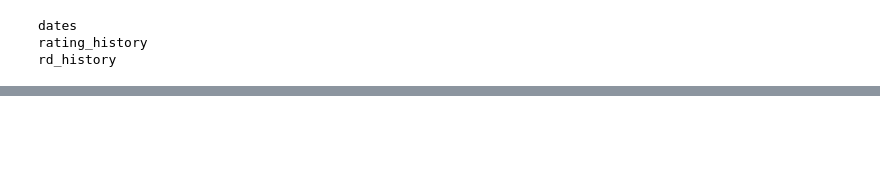
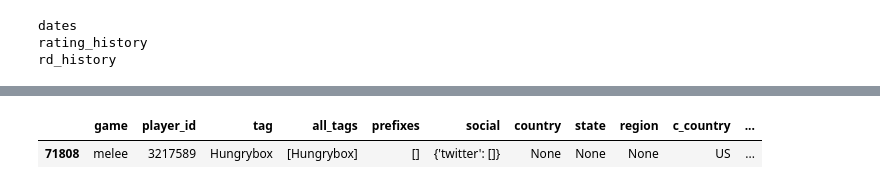
Before and after one commit to jjaw89/fall-2024-smash-melee-top-8-prediction, a Jupyter notebook: data_exploration/glicko2_overall.ipynb, the cells around one changed output, grey strips where cells are left out. Drawn from its saved outputs; the diff is of its cells as text; code cells hidden in the pictures; blank space fills up the shorter version.

```diff
--- a/data_exploration/glicko2_overall.ipynb
+++ b/data_exploration/glicko2_overall.ipynb
@@ -265,3 +265,18 @@ loaded_df.head()
 | Flikkflakk | [2015-01-13 01:02:28, 2015-11-28 ... | [1400.124736486658, 1481.23070831... | [227.73539746075465, 175.59299139... | <glicko2.glicko2.Player object at... |
 | IVP | [2015-01-13 01:02:28] | [1500.0] | [208.56031323614874] | <glicko2.glicko2.Player object at... |
 | Humpe | [2015-01-13 01:02:28, 2015-11-28 ... | [1572.1294502949615, 1547.5364118... | [193.5342712183025, 152.734048066... | <glicko2.glicko2.Player object at... |
+# %%
+max_rating = 0
+
+for index, row in loaded_df.iterrows():
+    index_max_rating = np.argmax(row['rating_history'].astype(int))  # Correcting the typo to `astype`
+    if row['rating_history'][index_max_rating] > max_rating:
+        best_row = row
+        best_index = index
+        max_rating = row['rating_history'][index_max_rating]
+        print(players_df[players_df['player_id'] == index]['tag'], max_rating)
+        # print(max_rating)
+
+
+
+print(max_rating)
@@ -267,0 +301,5 @@ loaded_df.head()
+# %%
+players_df[players_df['player_id'] == best_index]
+# %% [output]
+|  | game | player_id | tag | all_tags | prefixes | social | country | state | region | c_country | ... |
+| 71808 | melee | 3217589 | Hungrybox | [Hungrybox] | [] | {'twitter': []} | None | None | None | US | ... |
```
Also changed, not shown: parts of 1 cell of this notebook, 1 other file.
